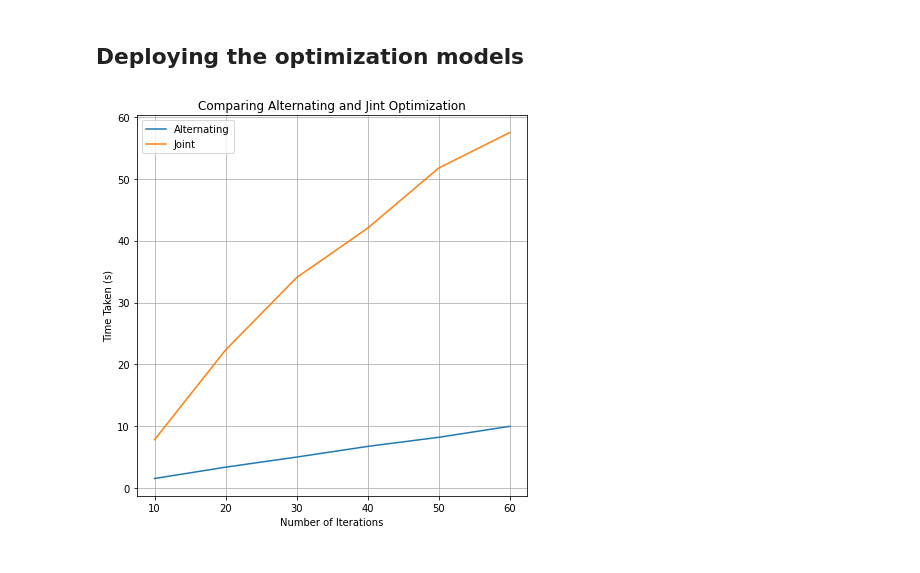
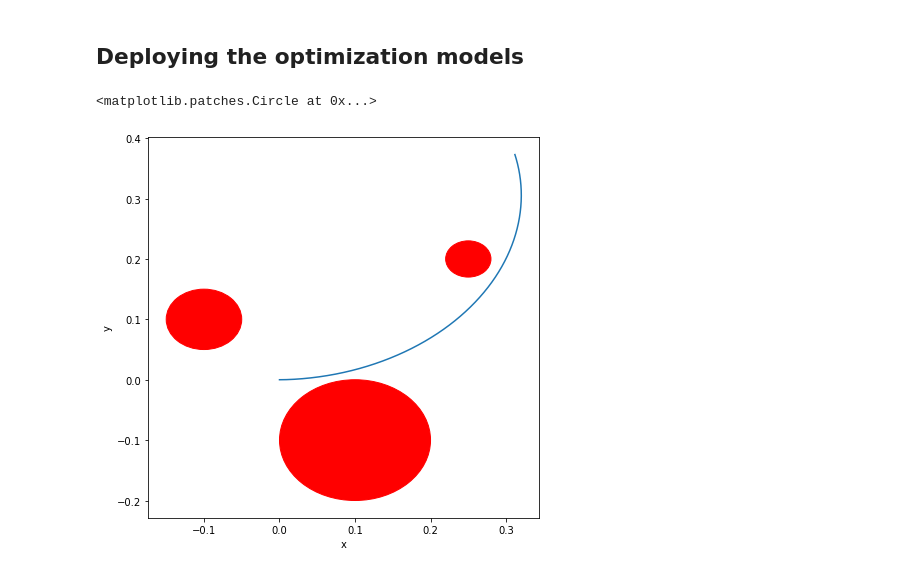
Before and after one commit to bhavini-jeloka/sc627-mpc, a Jupyter notebook: SC627_Project.ipynb, the cells around one changed output. Saved outputs shown, nothing was run; the diff lists cells and outputs as text; code cells hidden in the pictures.

Commit message:
Add the code for plotting the trajectory

```diff
--- a/SC627_Project.ipynb
+++ b/SC627_Project.ipynb
@@ -455,7 +455,7 @@ if __name__ == '__main__':
   print("Starting Alternating Optimization")
   start_time1 = time.time()
   car = VehicleDynamics()
-  results = car.timeLoop()
+  [x, y, vel, ThetaDdot, v_cmd] = car.timeLoop()
   end_time1 = time.time()-start_time1
   print(end_time1)
 
@@ -465,5 +465,19 @@ if __name__ == '__main__':
   results_NonAlternating = car_NonAlternating.timeLoop()
   end_time2 = time.time() - start_time2
   print(end_time2)
-# %% [output]
-[figure, removed]
+# %%
+  # Drawing the trajectory plot
+
+  figure, ax = plt.subplots(1,1, figsize=(7,7))
+  ax.plot(x, y)
+  ax.set_xlabel("x")
+  ax.set_ylabel("y")
+  Drawing_colored_circle1 = plt.Circle((0.25,0.2), 0.03, color='red')
+  ax.add_patch(Drawing_colored_circle1)
+  Drawing_colored_circle2 = plt.Circle((-0.1,0.1), 0.05, color='red')
+  ax.add_patch(Drawing_colored_circle2)
+  Drawing_colored_circle1 = plt.Circle((0.1,-0.1), 0.1, color='red')
+  ax.add_patch(Drawing_colored_circle1)
+# %% [output]
+<matplotlib.patches.Circle at 0x...>
+[figure, added]
```
Also changed, not shown: parts of 2 cells of this notebook.
